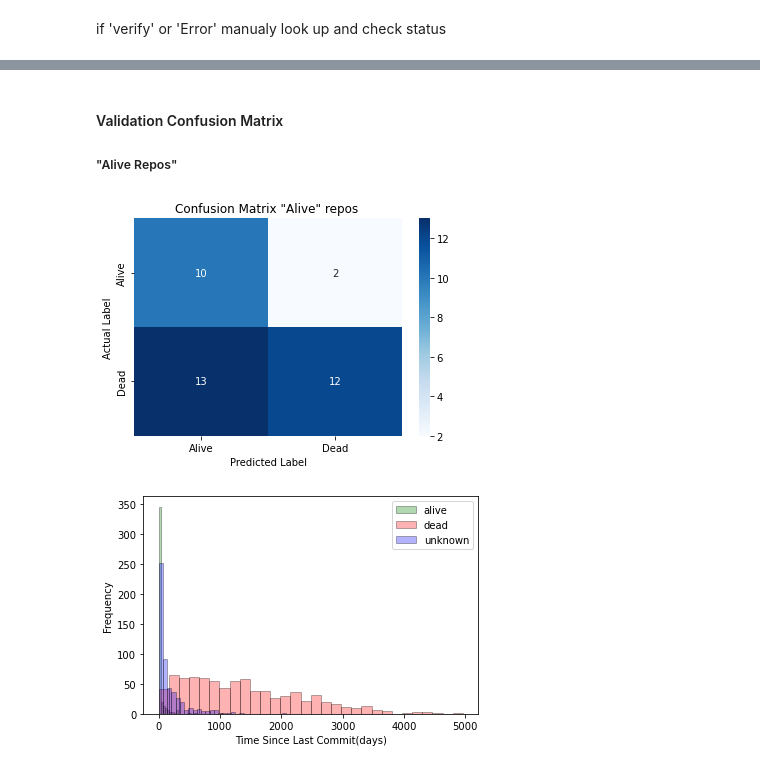
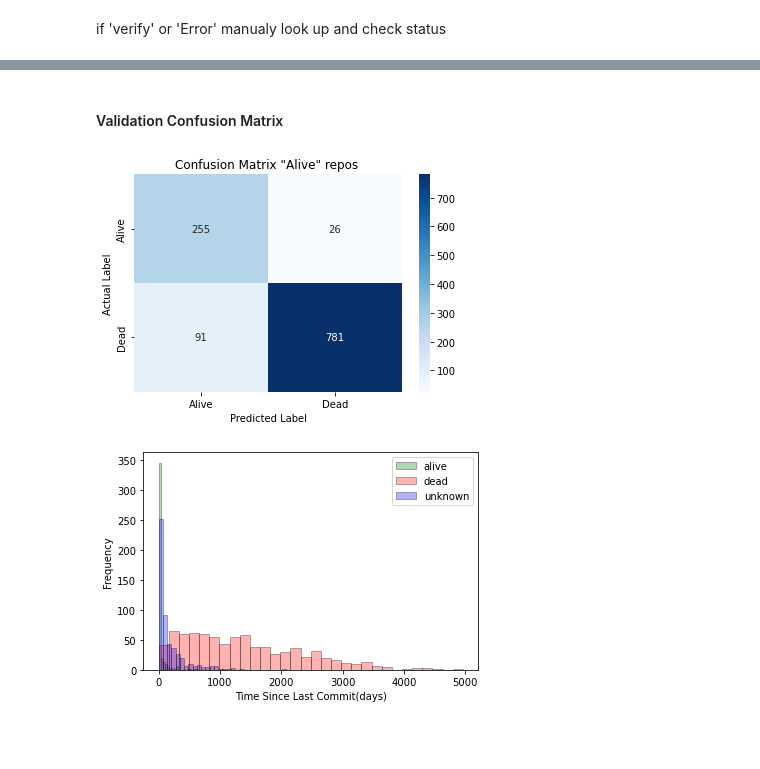
Before and after one commit to EthanFalcao/Github_Repo_EDA, a Jupyter notebook: repo_status_classification/graph_data_treshold(95thP).ipynb, the cells around one changed output, grey strips where cells are left out. Cells and saved outputs as stored; diff of their text form; code cells hidden in the pictures; blank space fills up the shorter version.

```diff
--- a/repo_status_classification/graph_data_treshold(95thP).ipynb
+++ b/repo_status_classification/graph_data_treshold(95thP).ipynb
@@ -340,7 +340,7 @@ def check_repo_status_and_date(owner, repo_name, token, alive_threshold=30, veri
         return 'Error', None  # Error state
 
 # Your personal access token
-token = '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'
+token = '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'
 
 # New columns to store the status and last commit date
 df['Status'] = 'Error'
@@ -397,2 +383,34 @@ df
 # %%
 df = df[df['Classification'] != "unknown"]
+# %%
+# Adjusting the code to correctly process the DataFrame and calculate the confusion matrix
+
+# Re-calculate TP, TN, FP, FN based on corrected logic
+TP = 0  # True Positive
+TN = 0  # True Negative
+FP = 0  # False Positive
+FN = 0  # False Negative
+mismatch_or_verify = []  # Rows for verification or with mismatches
+
+# Correct the logic for classification and status comparison
+for index, row in df.iterrows():
+    # Convert 'Status' to a consistent format for comparison
+    status = row['Status'] == 'True'  # Interpret 'True' string as True boolean
+    if row['Classification'] == 'alive' and status:
+        TP += 1
+    elif row['Classification'] == 'dead' and not status:
+        TN += 1
+    elif row['Status'] == 'verify':
+        mismatch_or_verify.append(row)
+    else:
+        if row['Classification'] == 'alive' and not status:
+            FN += 1  # Classified as alive but is actually not (False or verify)
+        elif row['Classification'] == 'dead' and status:
+            FP += 1  # Classified as dead but is actually alive (True)
+        else:
+            mismatch_or_verify.append(row)
+
+# Convert the list of mismatches or verification needed into a DataFrame for display
+mismatch_verify_df = pd.DataFrame(mismatch_or_verify)
+
+TP, TN, FP, FN
@@ -398,0 +423,5 @@ df = df[df['Classification'] != "unknown"]
+# %%
+TP = TP +67
+TN = TN -10
+FP = FP
+FN = FN +10
@@ -415,24 +485,20 @@ df
 # %% [markdown]
 #### Validation Confusion Matrix
-##### "Alive Repos"
 # %%
 import matplotlib.pyplot as plt
 import seaborn as sns
 
-TP = 10
-TN = 12
-FP = 2
-FN = 13
+
 confusion_mtx = [[TP, FP],
                  [FN, TN]]
 
 sns.heatmap(confusion_mtx, annot=True, fmt='d', cmap='Blues', xticklabels=['Alive', 'Dead'], yticklabels=['Alive', 'Dead'])
 plt.ylabel('Actual Label')
 plt.xlabel('Predicted Label')
 plt.title('Confusion Matrix "Alive" repos ')
 plt.show()
 # %% [output]
-[figure, old version]
+[figure, new version]
 # %%
 import pandas as pd
 import matplotlib.pyplot as plt
```
Also changed, not shown: parts of 8 cells of this notebook, 2 other files.
